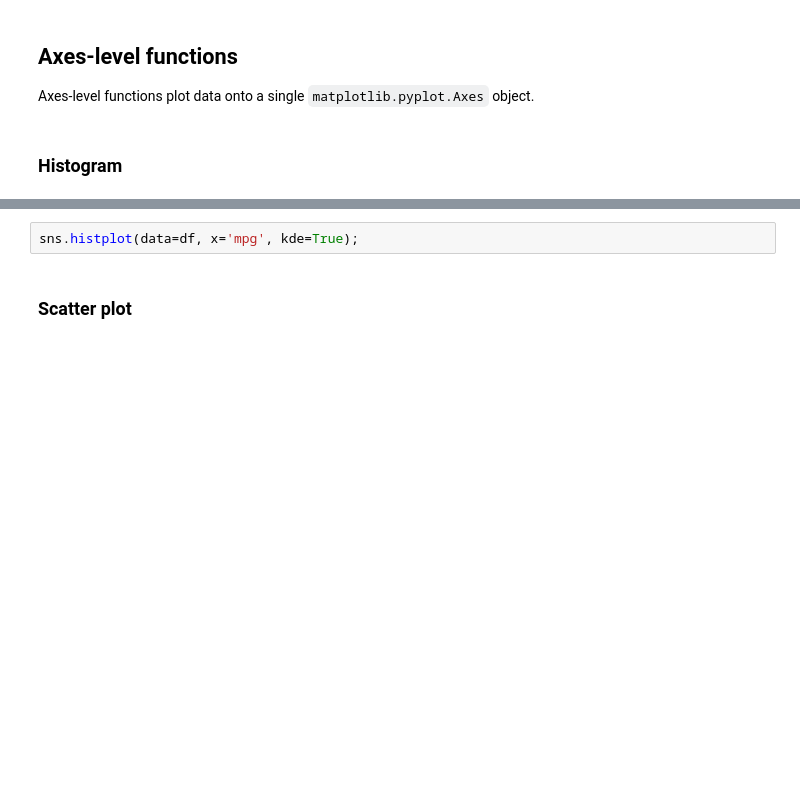
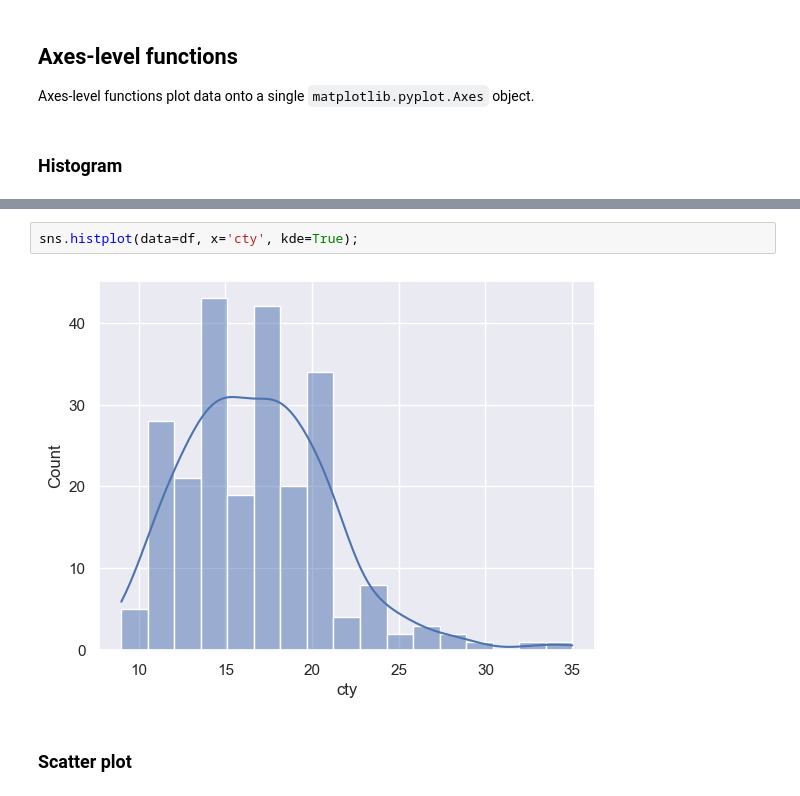
Before and after one commit to RioCasanova/Anaconda-Courses, a Jupyter notebook: data_visualization/03-understand-data-statistically.ipynb, the cells around one changed output, grey strips where cells are left out. Saved outputs shown, nothing was run; the diff lists cells and outputs as text; blank space fills up the shorter version.

```diff
--- a/data_visualization/03-understand-data-statistically.ipynb
+++ b/data_visualization/03-understand-data-statistically.ipynb
@@ -54,5 +71,7 @@ sns.histplot(data=df, x='mpg');
 # %%
-sns.histplot(data=df, x='mpg', kde=True);
+sns.histplot(data=df, x='cty', kde=True);
+# %% [output]
+[figure, added]
 # %% [markdown]
 ### Scatter plot
 # %%
```
Also changed, not shown: parts of 29 cells of this notebook, 1 other file.
